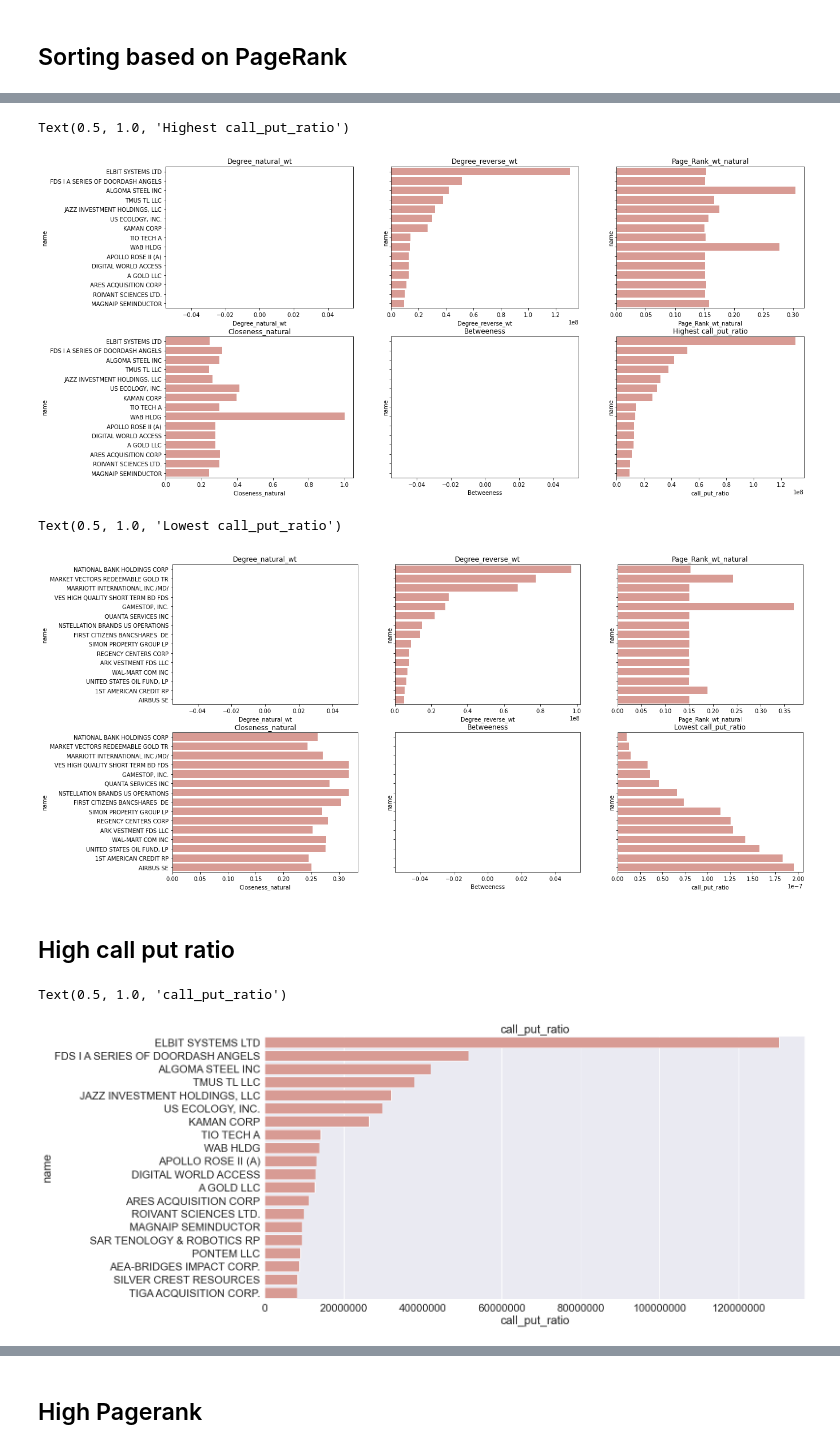
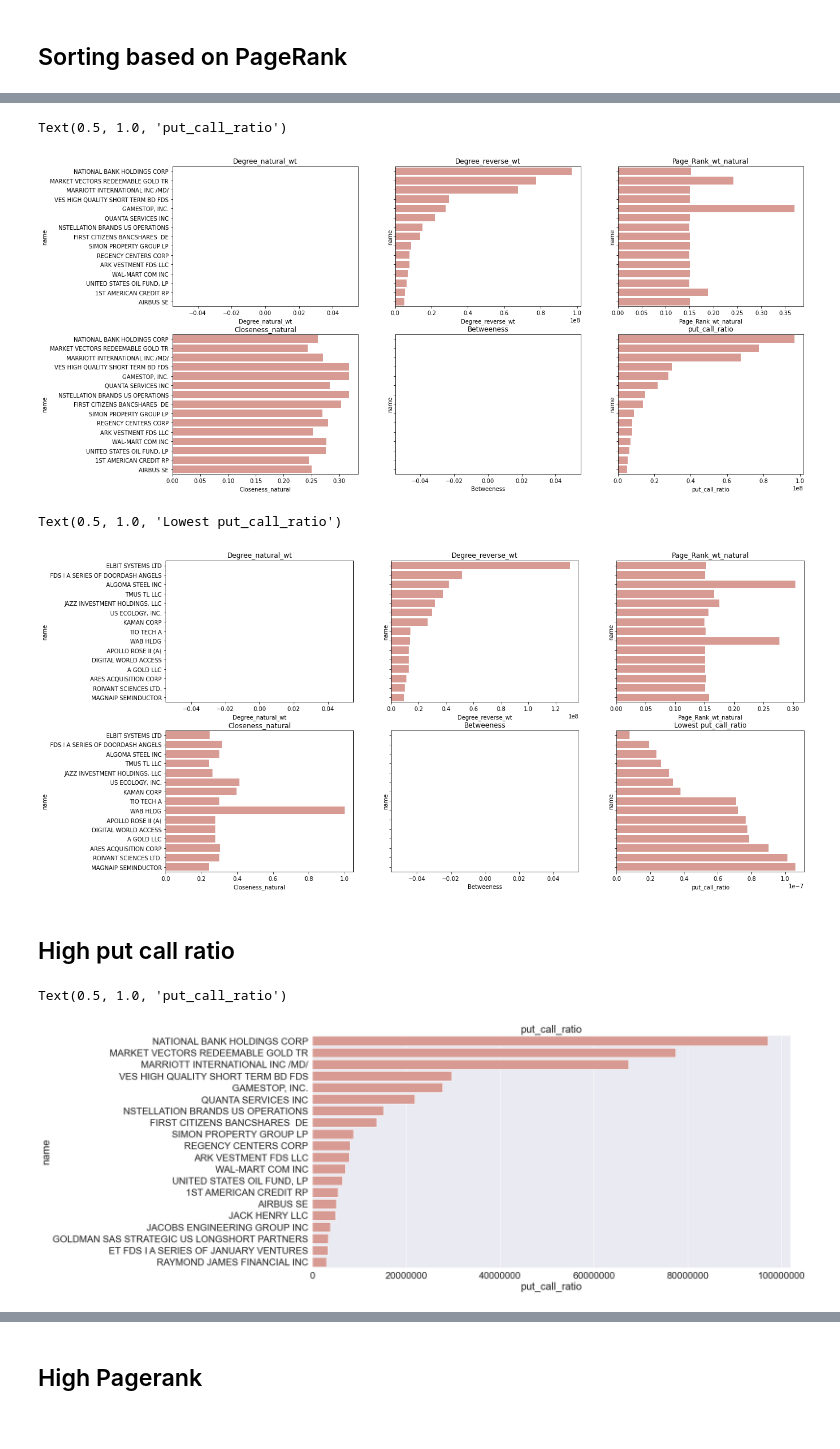
Before and after one commit to prerna0708/Thesis, a Jupyter notebook: Master_Thesis/Step 4.4 Finding influential nodes_options.ipynb, the cells around one changed output, grey strips where cells are left out. Cells and saved outputs as stored; diff of their text form; code cells hidden in the pictures.

Commit message:
Put-call ratio

```diff
--- a/Master_Thesis/Step 4.4 Finding influential nodes_options.ipynb
+++ b/Master_Thesis/Step 4.4 Finding influential nodes_options.ipynb
@@ -20,7 +29,7 @@ Centrality_wo_options=pd.read_csv(path + 'df_final_graph_wo_options.csv')
 Centrality['Degree_reverse_wt_put'] = Centrality['Degree_reverse_wt_put'].replace([0],1)
 Centrality['Degree_reverse_wt_call'] = Centrality['Degree_reverse_wt_call'].replace([0],1)
 # %%
-Centrality["call_put_ratio"]=(Centrality['Degree_reverse_wt_call'])/(Centrality['Degree_reverse_wt_put'])
+Centrality["put_call_ratio"]=(Centrality['Degree_reverse_wt_put'])/(Centrality['Degree_reverse_wt_call'])
 Centrality.replace([np.inf, -np.inf], 0, inplace=True)
 # %% [markdown]
 ## Sorting based on Degree_natural_wt
@@ -139,5 +148,5 @@ Text(0.5, 1.0, 'Highest Page_Rank_wt_natural')
 # %%
-Centrality=Centrality.sort_values(by=['call_put_ratio'], ascending=False).reset_index(drop=True)
+Centrality=Centrality.sort_values(by=['put_call_ratio'], ascending=False).reset_index(drop=True)
 df=Centrality.iloc[0:15]
 fig, axes = plt.subplots(2, 3, figsize=(20, 10),  sharey=True)
 
@@ -165,14 +174,14 @@ sns.barplot(ax=axes[1,1], x="Betweeness", y="name", data=df,
                  color="salmon", saturation=.5)
 axes[1,1].set_title('Betweeness')
 
-sns.barplot(ax=axes[1,2], x="call_put_ratio", y="name", data=df,
+sns.barplot(ax=axes[1,2], x="put_call_ratio", y="name", data=df,
                  color="salmon", saturation=.5)
-axes[1,2].set_title('Highest call_put_ratio')
+axes[1,2].set_title('put_call_ratio')
 # %% [output]
-Text(0.5, 1.0, 'Highest call_put_ratio')
+Text(0.5, 1.0, 'put_call_ratio')
-[figure, old version]
+[figure, new version]
 # %%
-Centrality=Centrality.sort_values(by=['call_put_ratio']).reset_index(drop=True)
+Centrality=Centrality.sort_values(by=['put_call_ratio']).reset_index(drop=True)
 df=Centrality.iloc[0:15]
 fig, axes = plt.subplots(2, 3, figsize=(20, 10),  sharey=True)
 
@@ -200,24 +209,24 @@ sns.barplot(ax=axes[1,1], x="Betweeness", y="name", data=df,
                  color="salmon", saturation=.5)
 axes[1,1].set_title('Betweeness')
 
-sns.barplot(ax=axes[1,2], x="call_put_ratio", y="name", data=df,
+sns.barplot(ax=axes[1,2], x="put_call_ratio", y="name", data=df,
                  color="salmon", saturation=.5)
-axes[1,2].set_title('Lowest call_put_ratio')
+axes[1,2].set_title('Lowest put_call_ratio')
 # %% [output]
-Text(0.5, 1.0, 'Lowest call_put_ratio')
+Text(0.5, 1.0, 'Lowest put_call_ratio')
-[figure, old version]
+[figure, new version]
 # %% [markdown]
-## High call put ratio
+## High put call ratio
 # %%
-Centrality=Centrality.sort_values(by=['call_put_ratio'], ascending=False).reset_index(drop=True)
+Centrality=Centrality.sort_values(by=['put_call_ratio'], ascending=False).reset_index(drop=True)
 sns.set(font_scale = 2)
 df=Centrality.iloc[0:20]
 fig, axes = plt.subplots(1, 1, figsize=(20, 10),  sharey=True)
 axes.get_xaxis().get_major_formatter().set_scientific(False)
 
-sns.barplot( x="call_put_ratio", y="name", data=df,
-                 color="salmon", saturation=.5).set_title('call_put_ratio')
+sns.barplot( x="put_call_ratio", y="name", data=df,
+                 color="salmon", saturation=.5).set_title('put_call_ratio')
 # %% [output]
-Text(0.5, 1.0, 'call_put_ratio')
+Text(0.5, 1.0, 'put_call_ratio')
-[figure, old version]
+[figure, new version]
 # %% [markdown]
```
Also changed, not shown: parts of 9 cells of this notebook.
